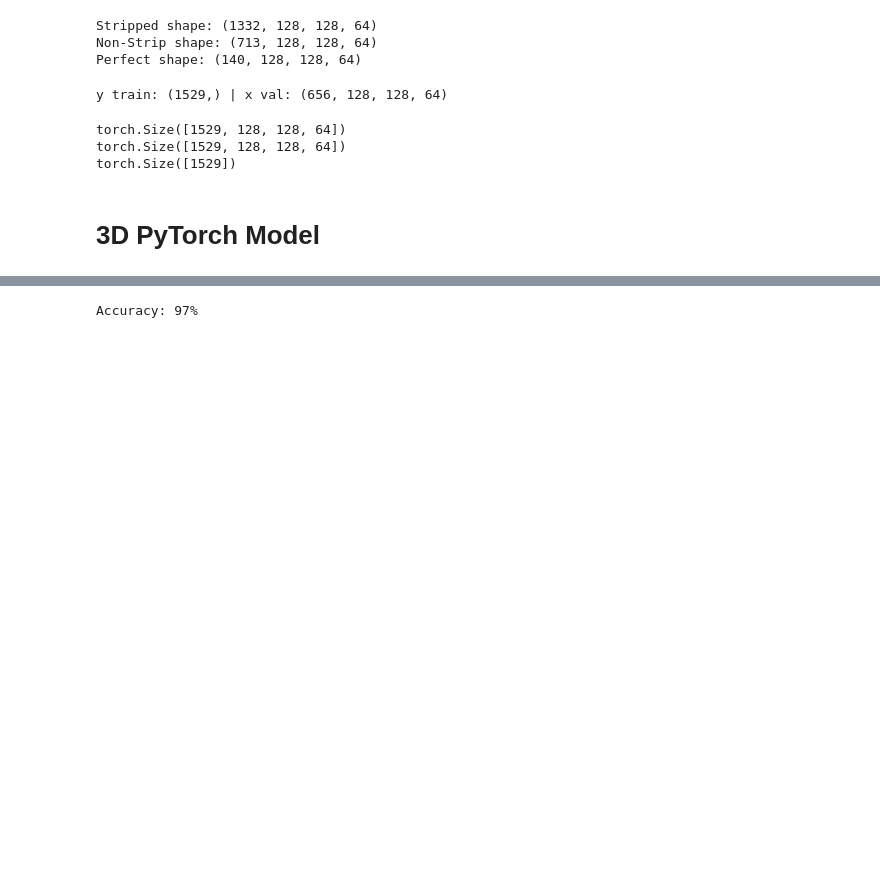
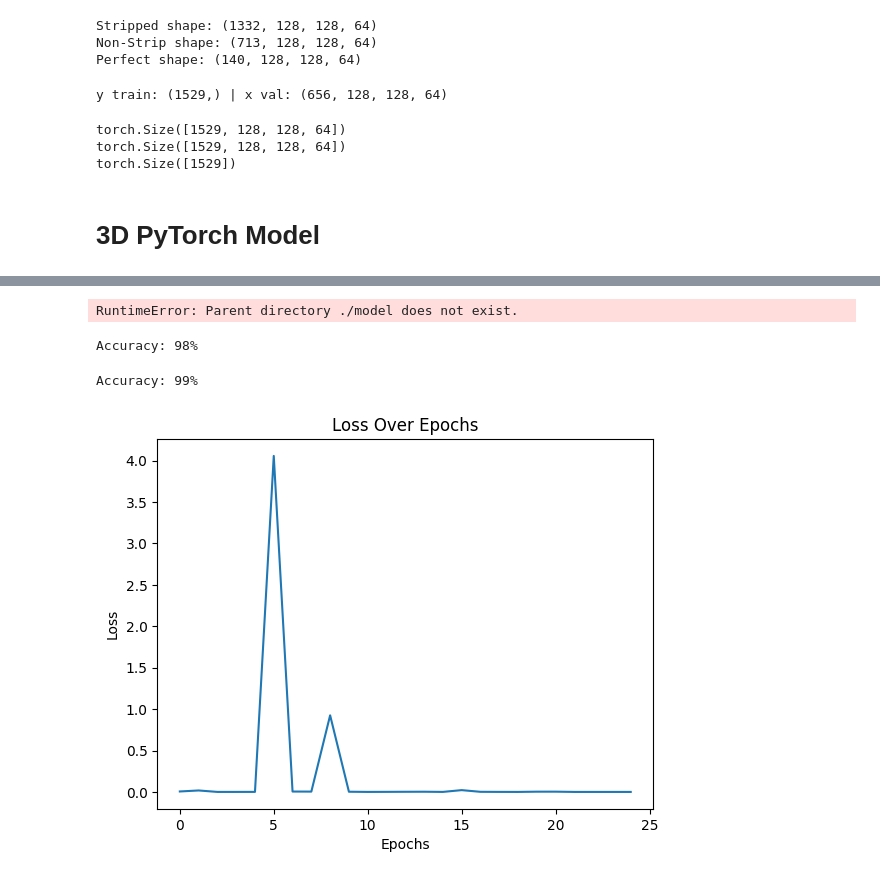
Before and after one commit to mhrrs/Skull-Stripping-CNN-Classifier, a Jupyter notebook: torch_preProcessing2.ipynb, the cells around one changed output, grey strips where cells are left out. Drawn from its saved outputs; the diff is of its cells as text; code cells hidden in the pictures; blank space fills up the shorter version.

```diff
--- a/torch_preProcessing2.ipynb
+++ b/torch_preProcessing2.ipynb
@@ -374,8 +326,11 @@ class neuro_model(nn.Module):
 
         # Define the convolutional layers
         self.conv1 = nn.Conv3d(1, 16, kernel_size=(3, 3, 3), padding=1)
+        torch.nn.init.xavier_uniform_(self.conv1.weight)
         self.conv2 = nn.Conv3d(16, 32, kernel_size=(3, 3, 3), padding=1)
+        torch.nn.init.xavier_uniform_(self.conv2.weight)
         self.conv3 = nn.Conv3d(32, 64, kernel_size=(3, 3, 3), padding=1)
+        torch.nn.init.xavier_uniform_(self.conv3.weight)
 
         # Define the max pooling layers
         self.pool = nn.MaxPool3d((2, 2, 2))
@@ -385,7 +340,9 @@ class neuro_model(nn.Module):
 
         # Define the fully connected layers
         self.fc1 = nn.Linear(2**17, 128)
+        torch.nn.init.xavier_uniform_(self.fc1.weight)
         self.fc2 = nn.Linear(128, 3)
+        torch.nn.init.xavier_uniform_(self.fc2.weight)
 
         # Define the activation function
         self.relu = nn.ReLU()
@@ -470,9 +427,12 @@ def amp_fit(model):
 
     print(f"Total time: {total_time/360} (hours)")
 # %%
-n_epochs = 5
+n_epochs = 25
 
 def fit(model):
+
+    loss_arr = []
+
     criterion = nn.CrossEntropyLoss()
     optim = torch.optim.Adam(model.parameters(), lr=0.001)
 
@@ -486,15 +446,19 @@ def fit(model):
             #print(labels)
             loss = criterion(output, labels)
 
+
+
             optim.zero_grad()
             loss.backward()
             optim.step()
 
+        loss_arr.append(loss.item())
         print(f"epoch: {epoch+1} | loss: {loss.item():4f}")
+
+    return loss_arr
 # %%
 torch.cuda.empty_cache()
 gc.collect()
 model = neuro_model()
 model.to(device)
-fit(model)
 # %% [output]
@@ -505,0 +475,2 @@ epoch: 5 | loss: 0.271109
+# %%
+larr = fit(model)
@@ -506,5 +495,7 @@ epoch: 5 | loss: 0.271109
 # %%
 torch.save(model.state_dict(), './model/model.pth')
+# %% [output]
+RuntimeError: Parent directory ./model does not exist.
 # %%
     correct = 0
     total = 0
@@ -518,9 +509,44 @@ torch.save(model.state_dict(), './model/model.pth')
 
             _, pred = torch.max(out, 1)
 
+#             print("correct:", val_outp)
+#             print("pred:", pred)
+
             total += val_outp.size(0)
             correct += (pred == val_outp).sum().item()
 
     print(f'Accuracy: {100*correct//total}%')
 # %% [output]
-Accuracy: 97%
+Accuracy: 98%
+# %%
+
+    correct = 0
+    total = 0
+
+    with torch.no_grad():
+        for data in train_dl:
+            inp, val_outp = data
+            inp, val_outp = inp.cuda(), val_outp.cuda()
+            out = model(inp)
+            # shape (batch, 2)
+
+            _, pred = torch.max(out, 1)
+
+            total += val_outp.size(0)
+            correct += (pred == val_outp).sum().item()
+
+    print(f'Accuracy: {100*correct//total}%')
+# %% [output]
+Accuracy: 99%
+# %%
+plt.figure()
+yax = [1, 2, 3, 4, 5, 6, 7, 8, 9, 10, 11, 12, 13, 14, 15, 16, 17, 18, 19, 20]
+plt.plot(larr)
+plt.xlabel("Epochs")
+plt.ylabel("Loss")
+plt.title("Loss Over Epochs")
+
+plt.show()
+#print(larr)
+# %% [output]
+[figure, added]
```
Also changed, not shown: parts of 7 cells of this notebook.
